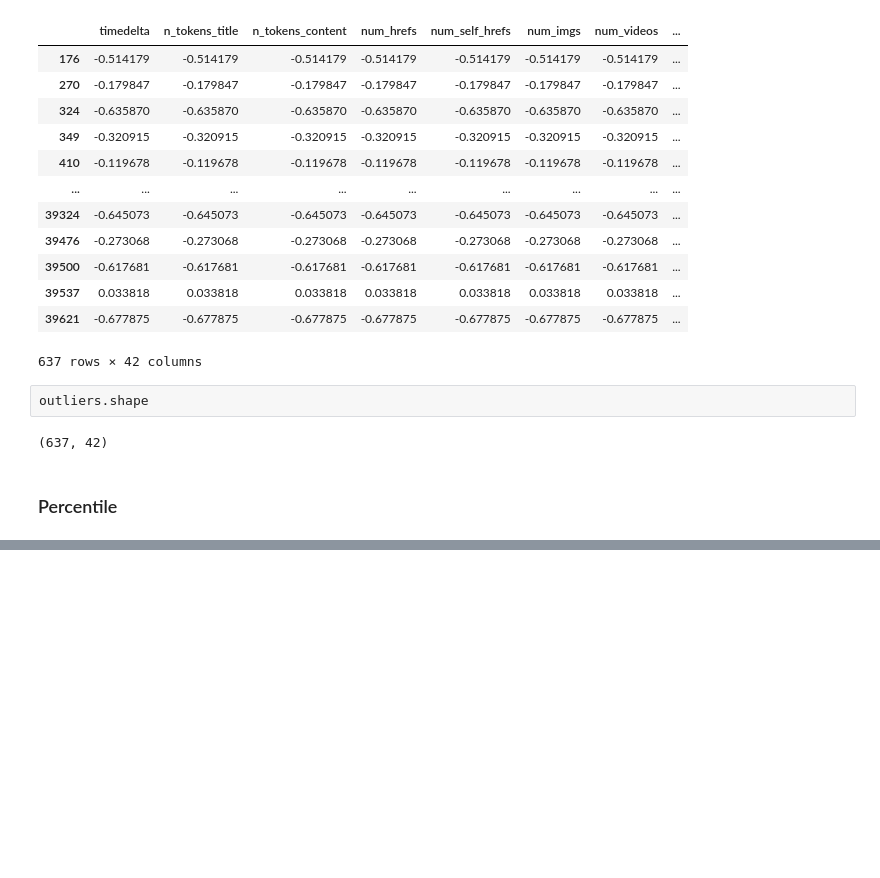
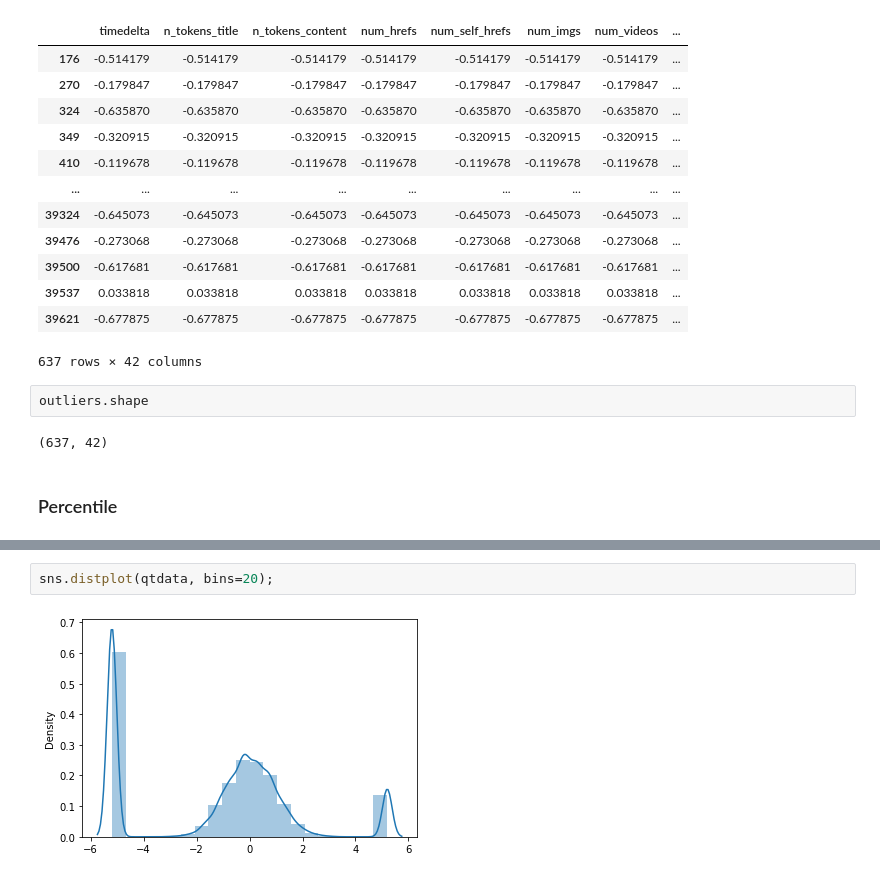
Before and after one commit to rezamosavi8740/OnlineNewsPopularity-analysis, a Jupyter notebook: OnlineNewsPopularity.ipynb, the cells around one changed output, grey strips where cells are left out. Cells and saved outputs as stored; diff of their text form; blank space fills up the shorter version.

```diff
--- a/OnlineNewsPopularity.ipynb
+++ b/OnlineNewsPopularity.ipynb
@@ -320,0 +373,4 @@ outliers
+# %%
+sns.distplot(qtdata, bins=20);
+# %% [output]
+[figure, added]
```
Also changed, not shown: parts of 29 cells of this notebook.
